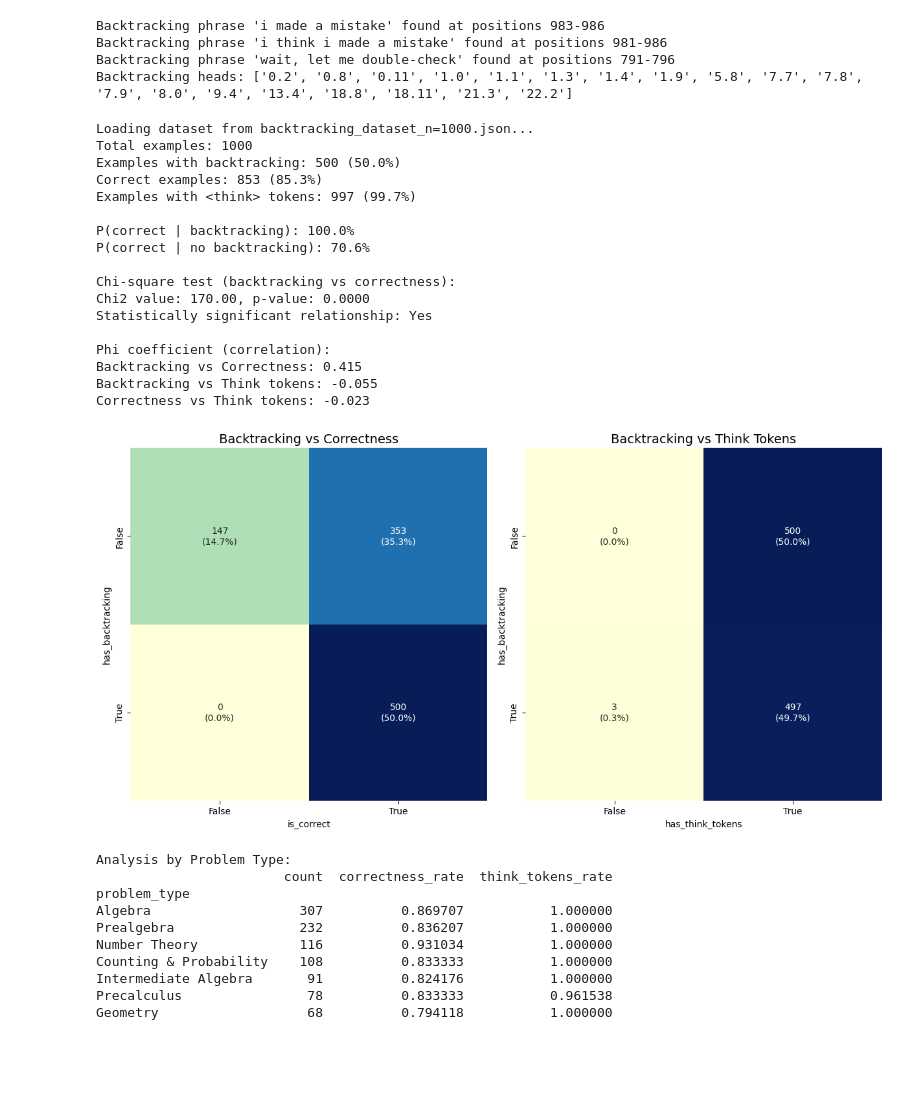
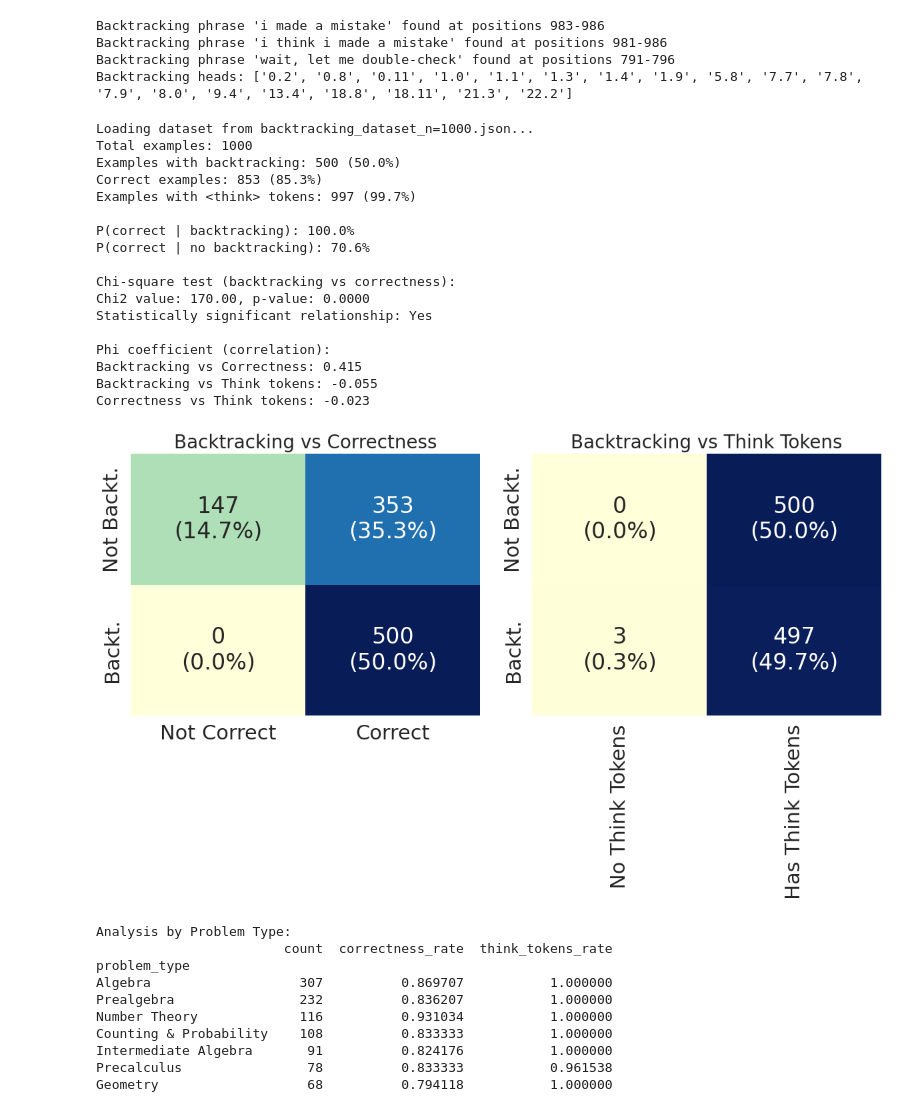
Before and after one commit to uzaymacar/understanding-reasoning-models, a Jupyter notebook: analyze.ipynb, the cells around one changed output. Cells and saved outputs as stored; diff of their text form; code cells hidden in the pictures; blank space fills up the shorter version.

```diff
--- a/analyze.ipynb
+++ b/analyze.ipynb
@@ -631,10 +643,11 @@ def visualize_attention(model, example_text, window_size=100, layer_id=None, hea
 attention_vis = visualize_attention(model, example, window_size=250, layer_id=0, avg_over_heads=False)
 display(attention_vis)
 # %%
+example = examples[0]["generated_cot"]
 logits, cache = model.run_with_cache(example)
 str_tokens = model.to_str_tokens(example)
 
-layers = [21] # range(model.cfg.n_layers)
+layers = [1, 2, 3, 7, 11, 21, 25, 26, 27] # range(model.cfg.n_layers)
 heads = range(model.cfg.n_heads)
 avg_over_heads = True
 focus = True
@@ -684,7 +697,7 @@ for layer in layers:
             y_token_labels = [f"{i}_{repr(str_tokens[i])}" for i in range(len(str_tokens))]
 
         # Create visualization
-        fig, ax = plt.subplots(figsize=(40, 10))
+        fig, ax = plt.subplots(figsize=(30, 10))
         im = ax.imshow(filtered_attn)
 
         # Set the ticks and labels with larger font sizes
@@ -694,11 +707,11 @@ for layer in layers:
         ax.set_yticklabels(x_token_labels, fontsize=20)
 
         # Add a title with larger font size
-        ax.set_title(f"Layer {layer} Head {head if not avg_over_heads else 'Averaged'} Attention: Backtracking tokens → High attention tokens", fontsize=20)
+        ax.set_title(f"Layer {layer} Head {head if not avg_over_heads else 'Avg.'} Attn.: Backtr. → High Attn. Tokens", fontsize=20)
 
         # Add a colorbar with larger font size
         cbar = plt.colorbar(im)
-        cbar.ax.tick_params(labelsize=20)
+        cbar.ax.tick_params(labelsize=19)
 
         # Adjust layout to make room for the labels
         plt.tight_layout()
@@ -796,0 +820,5 @@ OutOfMemoryError: CUDA out of memory. Tried to allocate 42.00 MiB. GPU 0 has a t
+# %%
+logits, cache = model.run_with_cache(examples[1]["generated_cot"])
+analyze_backtracking_loss(model, examples[1]["generated_cot"])
+del cache
+torch.cuda.empty_cache()
@@ -1008,6 +1041,10 @@ def analyze_backtracking_dataset(dataset_path):
         margins_name="Total"
     )
 
+    # Rename the index and columns for better visualization
+    backtracking_correct_matrix.index = ["Not Backt.", "Backt.", "Total"] if False in backtracking_correct_matrix.index else ["Backt.", "Total"]
+    backtracking_correct_matrix.columns = ["Not Correct", "Correct", "Total"] if False in backtracking_correct_matrix.columns else ["Correct", "Total"]
+
     # For backtracking vs think tokens
     backtracking_think_matrix = pd.crosstab(
         df["has_backtracking"],
@@ -1015,6 +1052,10 @@ def analyze_backtracking_dataset(dataset_path):
         margins=True,
         margins_name="Total"
     )
+
+    # Rename the index and columns for better visualization
+    backtracking_think_matrix.index = ["Not Backt.", "Backt.", "Total"] if False in backtracking_think_matrix.index else ["Backt.", "Total"]
+    backtracking_think_matrix.columns = ["No Think Tokens", "Has Think Tokens", "Total"] if False in backtracking_think_matrix.columns else ["Has Think Tokens", "Total"]
 
     # For correctness vs think tokens
     correct_think_matrix = pd.crosstab(
@@ -1024,10 +1065,14 @@ def analyze_backtracking_dataset(dataset_path):
         margins_name="Total"
     )
 
+    # Rename the index and columns for better visualization
+    correct_think_matrix.index = ["Not Correct", "Correct", "Total"] if False in correct_think_matrix.index else ["Correct", "Total"]
+    correct_think_matrix.columns = ["No Think Tokens", "Has Think Tokens", "Total"] if False in correct_think_matrix.columns else ["Has Think Tokens", "Total"]
+
     # 3. Calculate conditional probabilities
     # P(correct | backtracking) and P(correct | no backtracking)
-    p_correct_given_backtracking = backtracking_correct_matrix[True][True] / backtracking_correct_matrix["Total"][True]
-    p_correct_given_no_backtracking = backtracking_correct_matrix[True][False] / backtracking_correct_matrix["Total"][False]
+    p_correct_given_backtracking = backtracking_correct_matrix["Correct"]["Backt."] / backtracking_correct_matrix["Total"]["Backt."]
+    p_correct_given_no_backtracking = backtracking_correct_matrix["Correct"]["Not Backt."] / backtracking_correct_matrix["Total"]["Not Backt."]
 
     print(f"\nP(correct | backtracking): {p_correct_given_backtracking:.1%}")
     print(f"P(correct | no backtracking): {p_correct_given_no_backtracking:.1%}")
@@ -1110,37 +1155,37 @@ def create_heatmap(data, title, ax):
     # Create annotations with counts and percentages
     annotations = np.array([[f"{val}\n({percentages[i, j]:.1f}%)"
                            for j, val in enumerate(row)]
                           for i, row in enumerate(data.values)])
 
     # Create heatmap
-    sns.heatmap(data, annot=annotations, fmt="", cmap="YlGnBu",
-                cbar=False, ax=ax)
+    sns.set(font_scale=2)
+    sns.heatmap(data, annot=annotations, fmt="", cmap="YlGnBu", cbar=False, ax=ax)
 
-    ax.set_title(title, fontsize=14)
+    ax.set_title(title, fontsize=20)
     ax.set_ylabel(data.index.name if data.index.name else "")
     ax.set_xlabel(data.columns.name if data.columns.name else "")
 
 
 results = analyze_backtracking_dataset("backtracking_dataset_n=1000.json")
 # %% [output]
 Loading dataset from backtracking_dataset_n=1000.json...
 Total examples: 1000
 Examples with backtracking: 500 (50.0%)
 Correct examples: 853 (85.3%)
 Examples with <think> tokens: 997 (99.7%)
 
 P(correct | backtracking): 100.0%
 P(correct | no backtracking): 70.6%
 
 Chi-square test (backtracking vs correctness):
 Chi2 value: 170.00, p-value: 0.0000
 Statistically significant relationship: Yes
 
 Phi coefficient (correlation):
 Backtracking vs Correctness: 0.415
 Backtracking vs Think tokens: -0.055
 Correctness vs Think tokens: -0.023
-[figure, old version]
+[figure, new version]
 Analysis by Problem Type:
                         count  correctness_rate  think_tokens_rate
 problem_type
```
Also changed, not shown: parts of 11 cells of this notebook, 9 other files.
